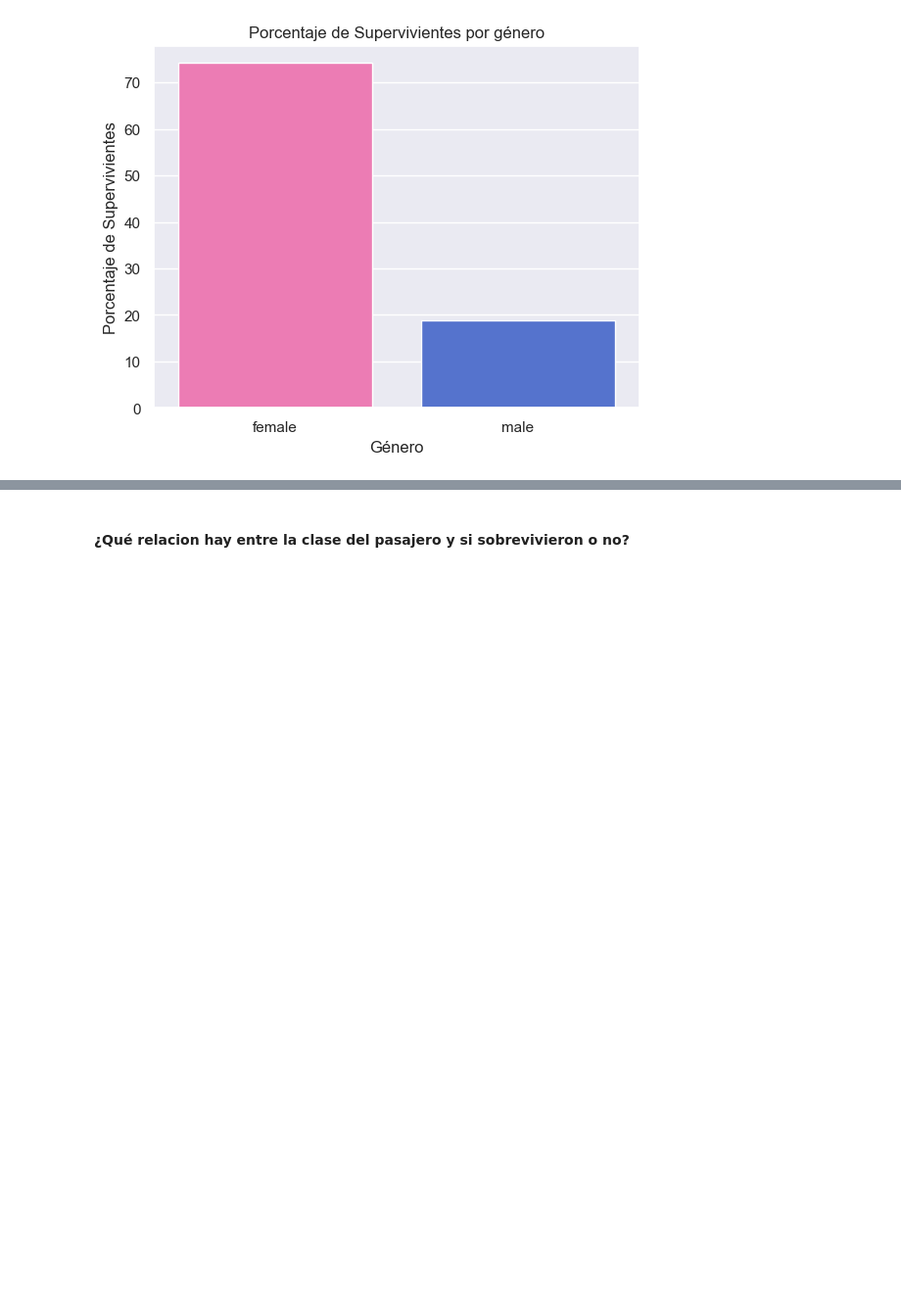
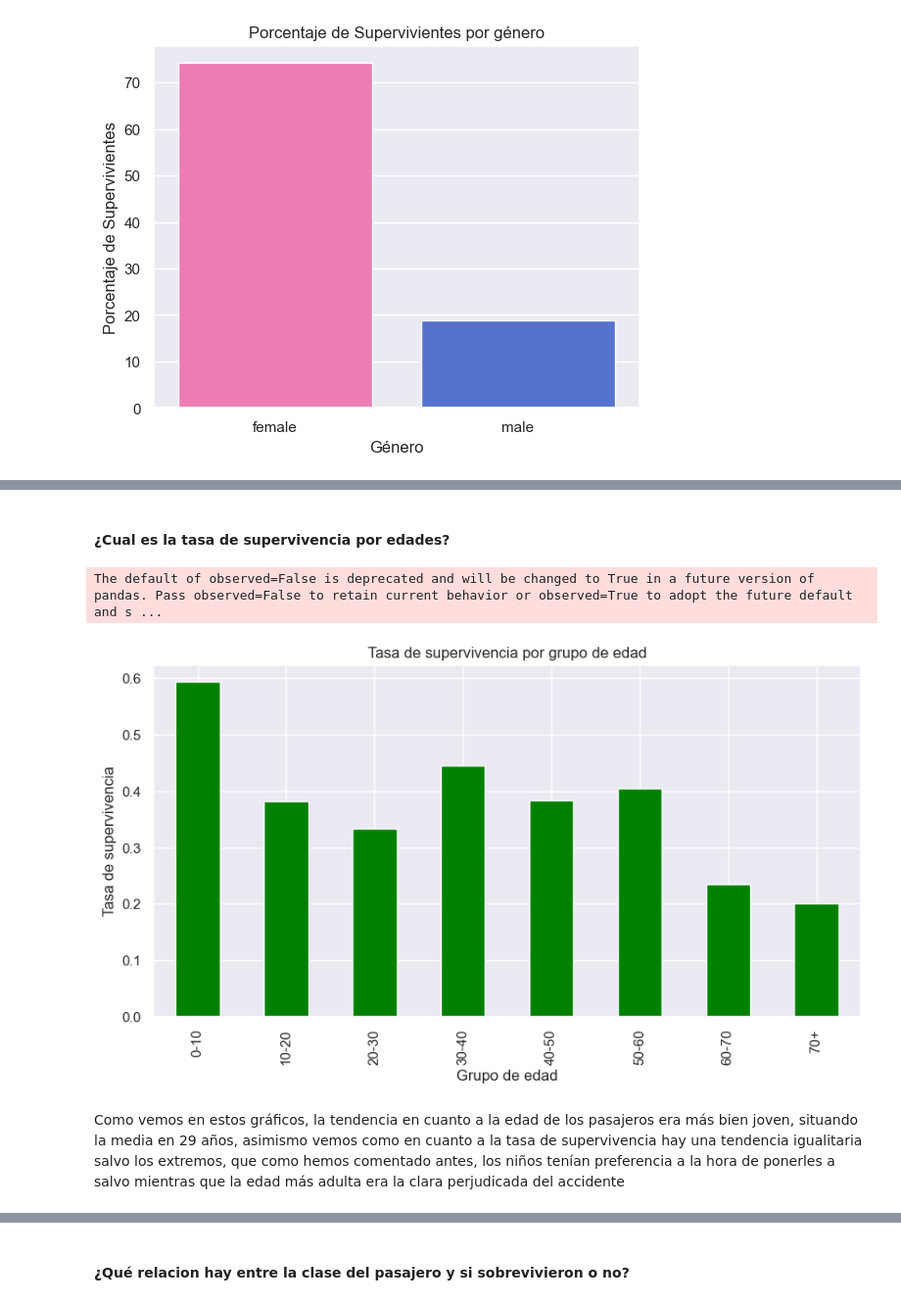
Before and after one commit to JaimeVecina/Ejercicio_Titanic_Proyecto, a Jupyter notebook: Ejercicio_Titanic.ipynb, the cells around one changed output, grey strips where cells are left out. Shown at 98% size. Cells and saved outputs as stored; diff of their text form; code cells hidden in the pictures; blank space fills up the shorter version.

```diff
--- a/Ejercicio_Titanic.ipynb
+++ b/Ejercicio_Titanic.ipynb
@@ -318,0 +422,22 @@ is_categorical_dtype is deprecated and will be removed in a future version. Use
+# %% [markdown]
+#### ¿Cual es la tasa de supervivencia por edades?
+# %%
+# Crear grupos de edad
+bins = [0, 10, 20, 30, 40, 50, 60, 70, 120]
+labels = ['0-10', '10-20', '20-30', '30-40', '40-50', '50-60', '60-70', '70+']
+df['AgeGroup'] = pd.cut(df['Age'], bins, labels=labels)
+
+# Calcular la tasa de supervivencia por grupo de edad
+Supervivencia_edad = df.groupby('AgeGroup')['Survived'].mean()
+
+# Visualizar la tasa de supervivencia por grupo de edad
+Supervivencia_edad.plot(kind='bar', figsize=(10, 5), color = 'green')
+plt.title('Tasa de supervivencia por grupo de edad')
+plt.xlabel('Grupo de edad')
+plt.ylabel('Tasa de supervivencia')
+plt.show()
+# %% [output]
+The default of observed=False is deprecated and will be changed to True in a future version of pandas. Pass observed=False to retain current behavior or observed=True to adopt the future default and s ...
+[figure, added]
+# %% [markdown]
+Como vemos en estos gráficos, la tendencia en cuanto a la edad de los pasajeros era más bien joven, situando la media en 29 años, asimismo vemos como en cuanto a la tasa de supervivencia hay una tendencia igualitaria salvo los extremos, que como hemos comentado antes, los niños tenían preferencia a la hora de ponerles a salvo mientras que la edad más adulta era la clara perjudicada del accidente
```
Also changed, not shown: parts of 65 cells of this notebook.
